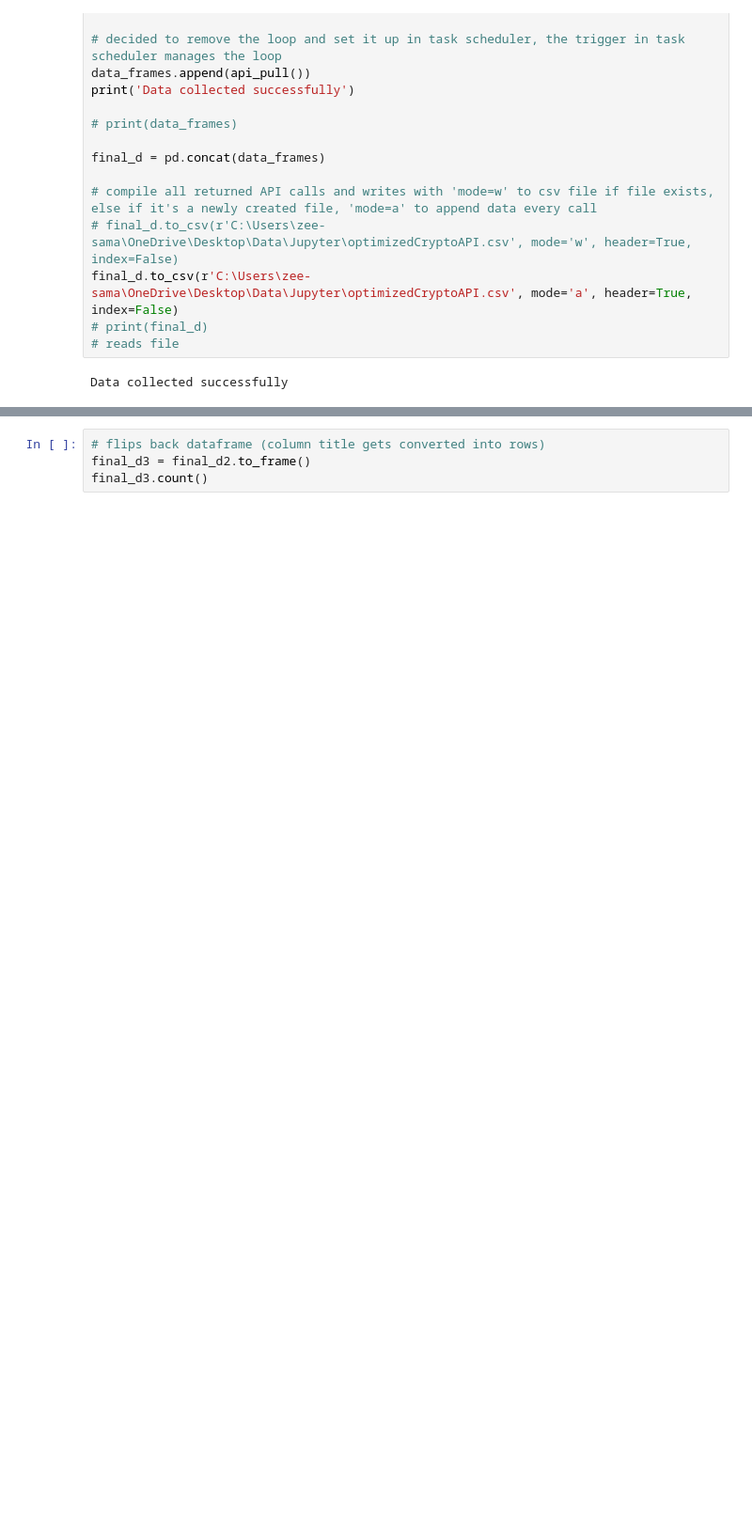
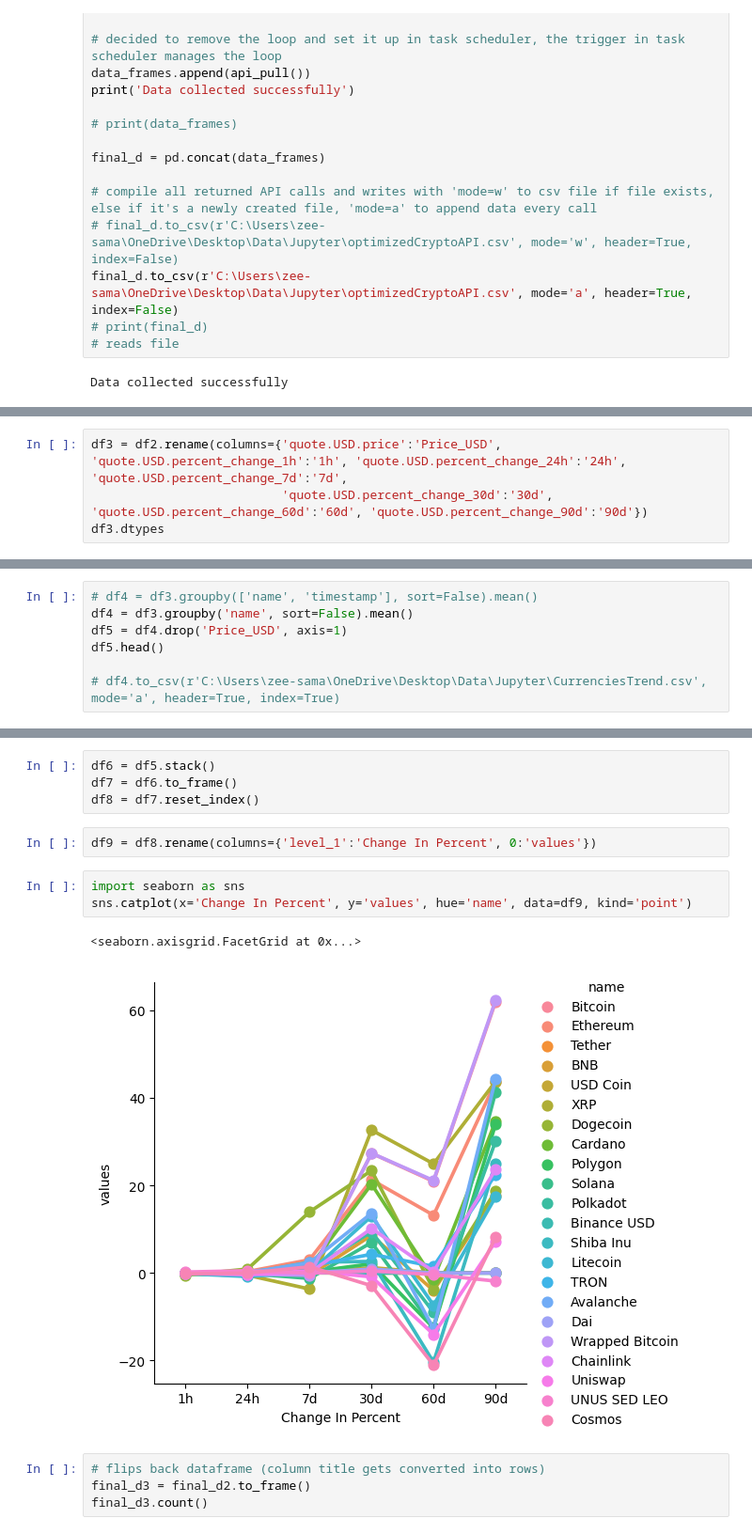
Before and after one commit to Taofeecoh/API_Automation-On-Crypto-Website, a Jupyter notebook: optimizedCryptoAPI.ipynb, the cells around one changed output, grey strips where cells are left out. Shown: that part at 94% size. Saved outputs shown, nothing was run; the diff lists cells and outputs as text; blank space fills up the shorter version.

```diff
--- a/optimizedCryptoAPI.ipynb
+++ b/optimizedCryptoAPI.ipynb
@@ -97,0 +160,4 @@ final_d2 = final_d1.stack()
+# %%
+df3 = df2.rename(columns={'quote.USD.price':'Price_USD', 'quote.USD.percent_change_1h':'1h', 'quote.USD.percent_change_24h':'24h',  'quote.USD.percent_change_7d':'7d',
+                          'quote.USD.percent_change_30d':'30d', 'quote.USD.percent_change_60d':'60d', 'quote.USD.percent_change_90d':'90d'})
+df3.dtypes
@@ -97,0 +175,7 @@ final_d2 = final_d1.stack()
+# %%
+# df4 = df3.groupby(['name', 'timestamp'], sort=False).mean()
+df4 = df3.groupby('name', sort=False).mean()
+df5 = df4.drop('Price_USD', axis=1)
+df5.head()
+
+# df4.to_csv(r'C:\Users\zee-sama\OneDrive\Desktop\Data\Jupyter\CurrenciesTrend.csv', mode='a', header=True, index=True)
@@ -98,3 +190,15 @@ final_d2 = final_d1.stack()
+# %%
+df6 = df5.stack()
+df7 = df6.to_frame()
+df8 = df7.reset_index()
+# %%
+df9 = df8.rename(columns={'level_1':'Change In Percent', 0:'values'})
+# %%
+import seaborn as sns
+sns.catplot(x='Change In Percent', y='values', hue='name', data=df9, kind='point')
+# %% [output]
+<seaborn.axisgrid.FacetGrid at 0x...>
+[figure, added]
 # %%
 # flips back dataframe (column title gets converted into rows)
 final_d3 = final_d2.to_frame()
```
Also changed, not shown: parts of 13 cells of this notebook.
